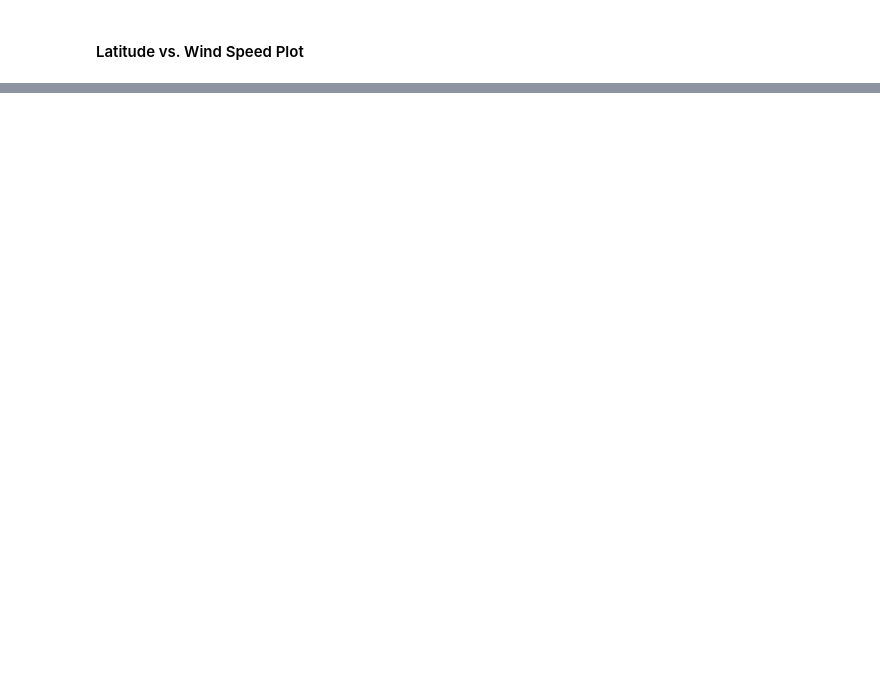
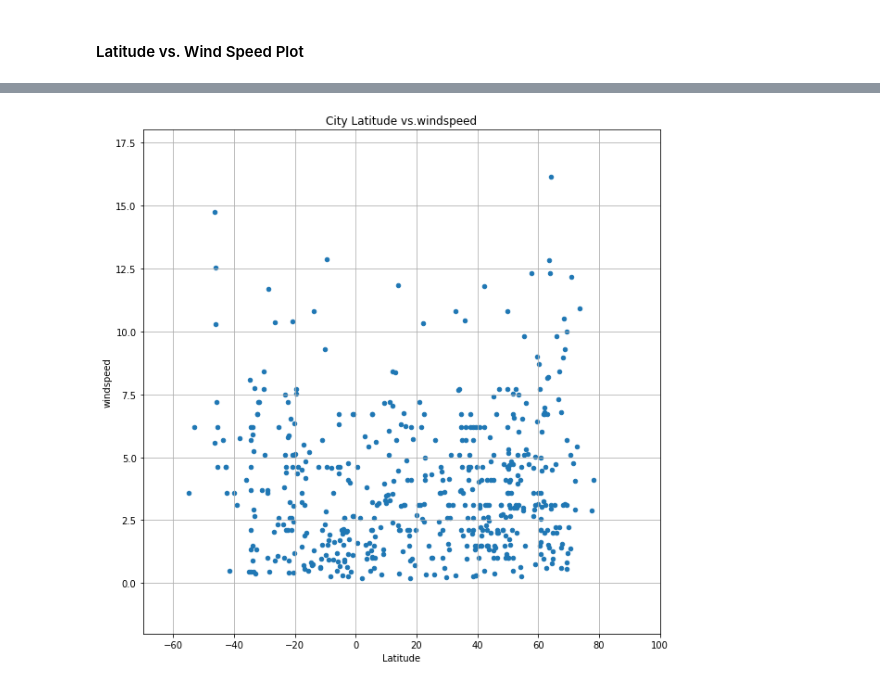
Before and after one commit to janetnamulondo/python_api_challenge, a Jupyter notebook: 02-Homework_06-Python-APIs_Instructions_starter_code_WeatherPy.ipynb, the cells around one changed output, grey strips where cells are left out. Drawn from its saved outputs; the diff is of its cells as text; code cells hidden in the pictures; blank space fills up the shorter version.

```diff
--- a/02-Homework_06-Python-APIs_Instructions_starter_code_WeatherPy.ipynb
+++ b/02-Homework_06-Python-APIs_Instructions_starter_code_WeatherPy.ipynb
@@ -184,2 +293,10 @@ weather_df.to_csv("census_data_states.csv", encoding="utf-8", index=False)
 # %% [markdown]
 #### Latitude vs. Wind Speed Plot
+# %%
+# Filter the DataFrame down only to Latitude and Temperature.
+latitude_windspeed = climate_df[["City","Latitude","windspeed"]]
+
+# Set the index to be "State" so they will be used as labels
+latitude_windspeed  = latitude_windspeed.set_index("City")
+
+latitude_windspeed.head()
@@ -185,0 +311,9 @@ weather_df.to_csv("census_data_states.csv", encoding="utf-8", index=False)
+# %%
+#set x and y limitis
+
+# Create a scatter plot which compares MPG to horsepower
+latitude_windspeed.plot(kind="scatter",  x="Latitude", y="windspeed", grid=True, figsize=(10,10),
+              ylim=(-2,18), xlim=(-70, 100), title="City Latitude vs.windspeed")
+plt.show()
+# %% [output]
+[figure, added]
```
Also changed, not shown: parts of 13 cells of this notebook, 1 other file.
